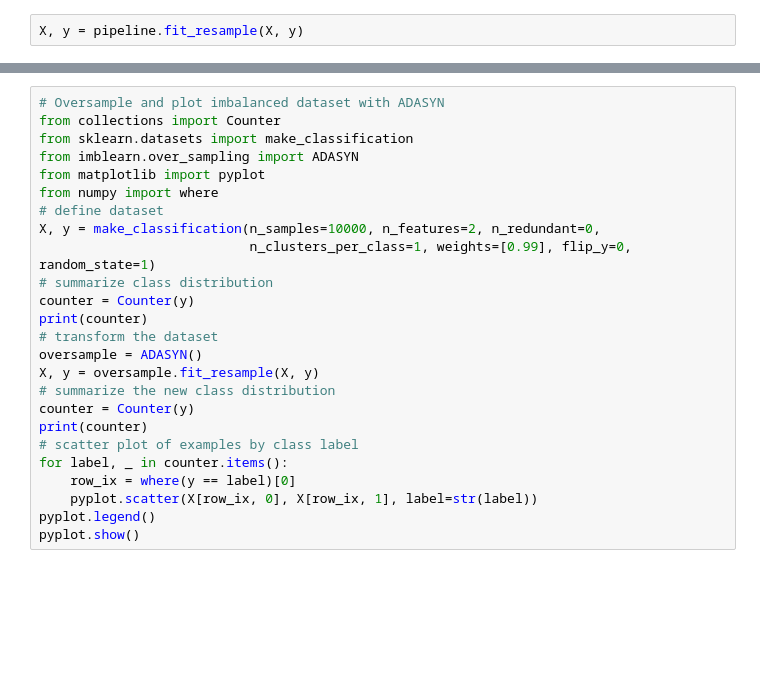
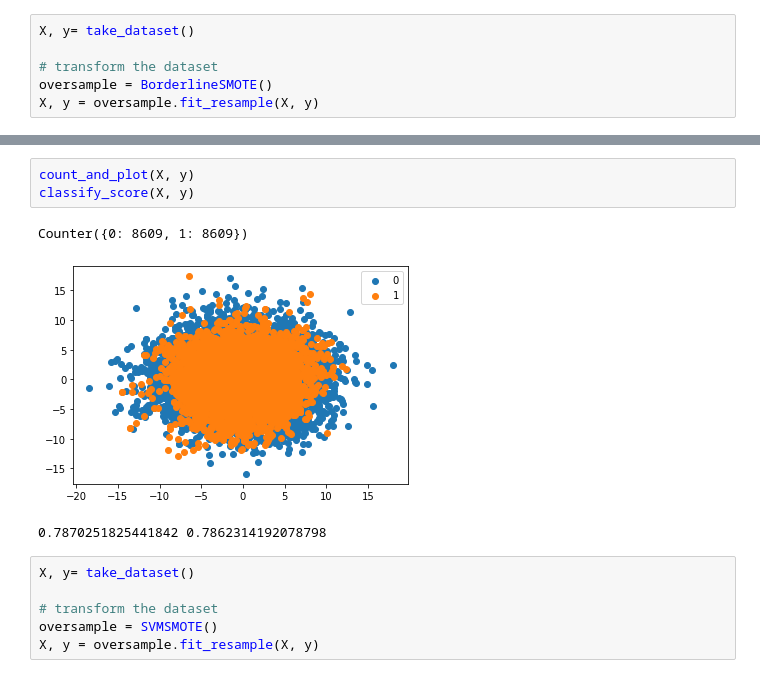
Before and after one commit to soumenss/SMOTE, a Jupyter notebook: tempCode.ipynb, the cells around one changed output, grey strips where cells are left out. Cells and saved outputs as stored; diff of their text form; blank space fills up the shorter version.

```diff
--- a/tempCode.ipynb
+++ b/tempCode.ipynb
@@ -52,2 +108,6 @@ pipeline = Pipeline(steps=steps)
 # %%
-X, y = pipeline.fit_resample(X, y)
+X, y= take_dataset()
+
+# transform the dataset
+oversample = BorderlineSMOTE()
+X, y = oversample.fit_resample(X, y)
@@ -240,25 +114,13 @@ Counter({0: 9900, 1: 9900})
-# %%
-# Oversample and plot imbalanced dataset with ADASYN
-from collections import Counter
-from sklearn.datasets import make_classification
-from imblearn.over_sampling import ADASYN
-from matplotlib import pyplot
-from numpy import where
-# define dataset
-X, y = make_classification(n_samples=10000, n_features=2, n_redundant=0,
-                           n_clusters_per_class=1, weights=[0.99], flip_y=0, random_state=1)
-# summarize class distribution
-counter = Counter(y)
-print(counter)
-# transform the dataset
-oversample = ADASYN()
-X, y = oversample.fit_resample(X, y)
-# summarize the new class distribution
-counter = Counter(y)
-print(counter)
-# scatter plot of examples by class label
-for label, _ in counter.items():
-	row_ix = where(y == label)[0]
-	pyplot.scatter(X[row_ix, 0], X[row_ix, 1], label=str(label))
-pyplot.legend()
-pyplot.show()
+# %%
+count_and_plot(X, y)
+classify_score(X, y)
+# %% [output]
+Counter({0: 8609, 1: 8609})
+[figure, added]
+0.7870251825441842 0.7862314192078798
+# %%
+X, y= take_dataset()
+
+# transform the dataset
+oversample = SVMSMOTE()
+X, y = oversample.fit_resample(X, y)
```
Also changed, not shown: parts of 26 cells of this notebook.
